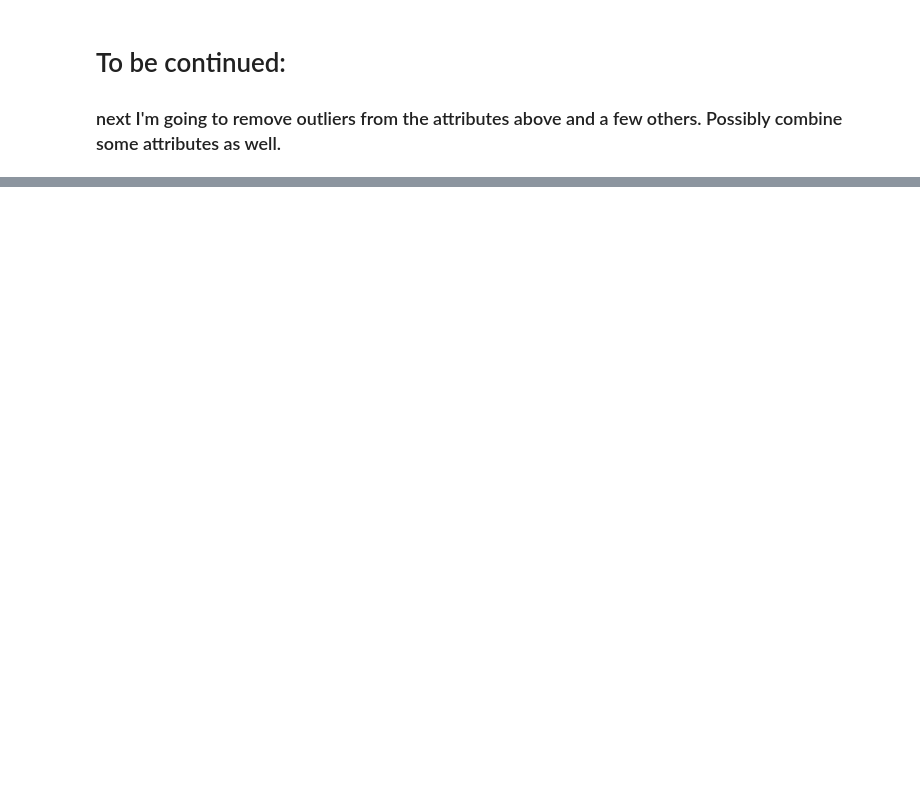
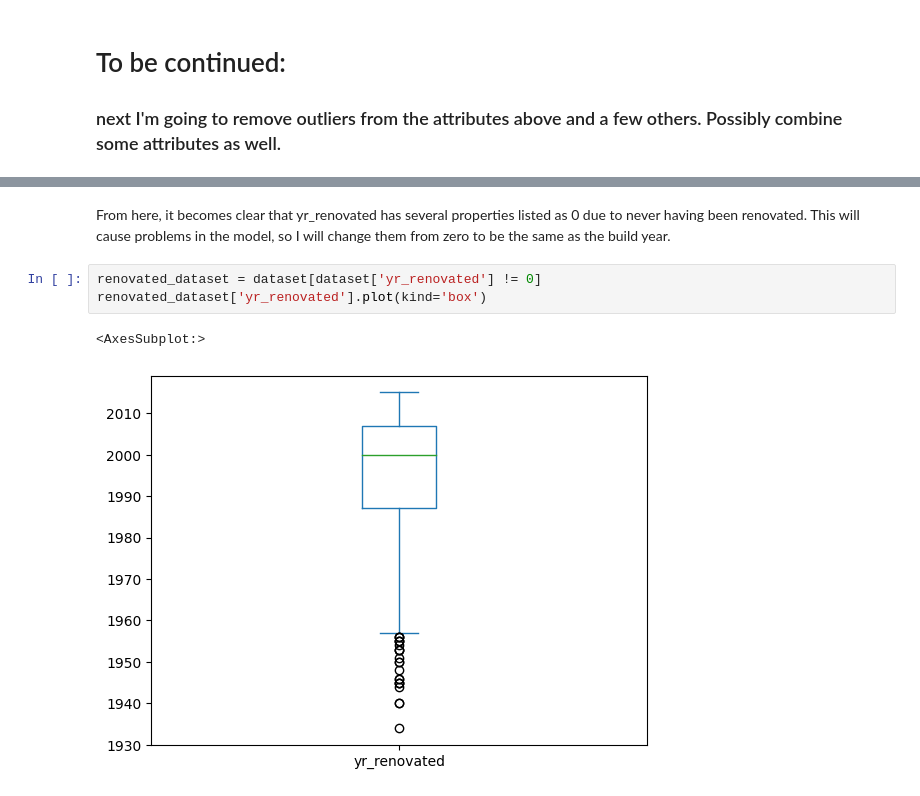
Before and after one commit to scarpart/machine-learning, a Jupyter notebook: multivariate-linear-regression/predicting_house_prices.ipynb, the cells around one changed output, grey strips where cells are left out. Cells and saved outputs as stored; diff of their text form; blank space fills up the shorter version.

```diff
--- a/multivariate-linear-regression/predicting_house_prices.ipynb
+++ b/multivariate-linear-regression/predicting_house_prices.ipynb
@@ -107,0 +124,8 @@ sns.pairplot(data=sample_data)
+# %% [markdown]
+From here, it becomes clear that yr_renovated has several properties listed as 0 due to never having been renovated. This will cause problems in the model, so I will change them from zero to be the same as the build year.
+# %%
+renovated_dataset = dataset[dataset['yr_renovated'] != 0]
+renovated_dataset['yr_renovated'].plot(kind='box')
+# %% [output]
+<AxesSubplot:>
+[figure, added]
```
Also changed, not shown: parts of 16 cells of this notebook.
